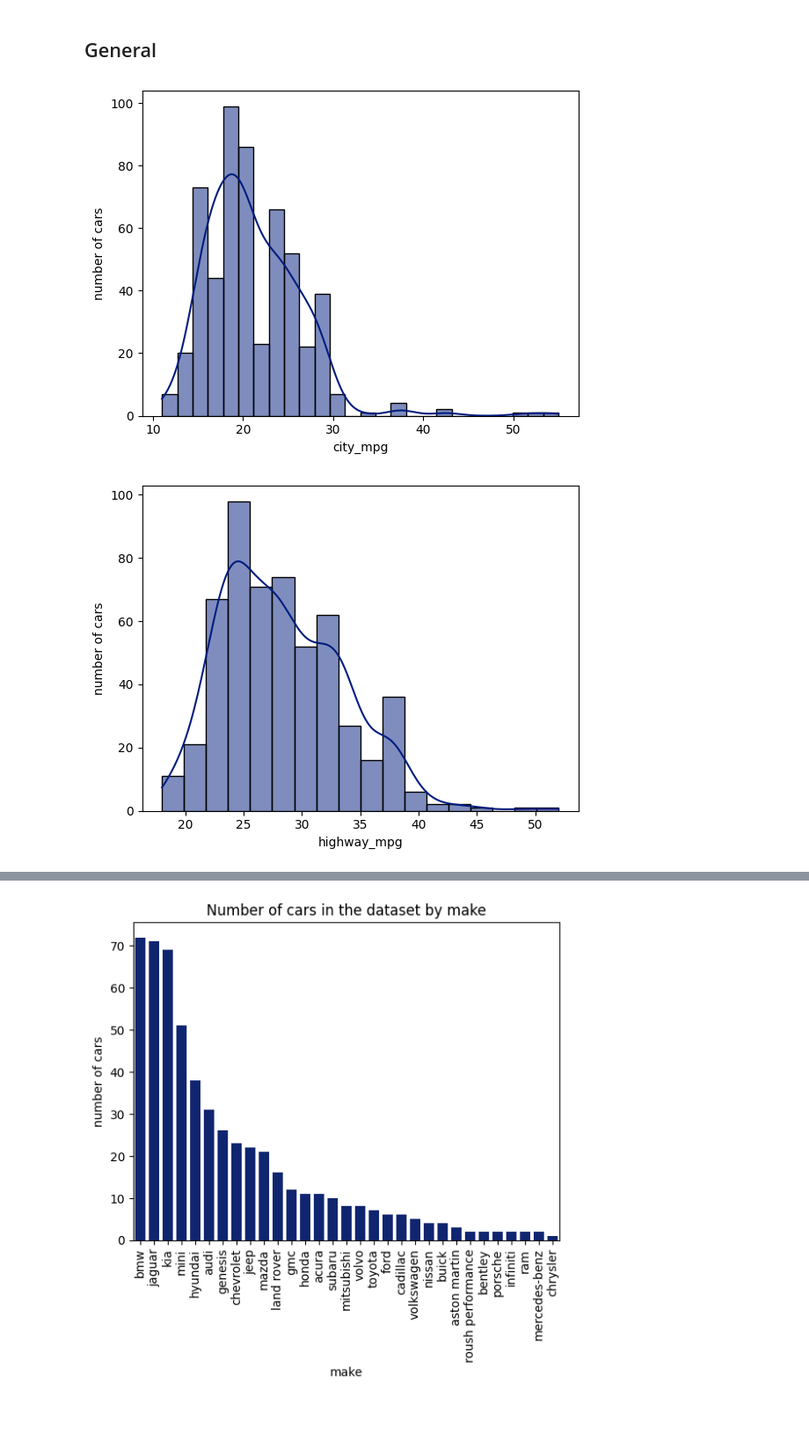
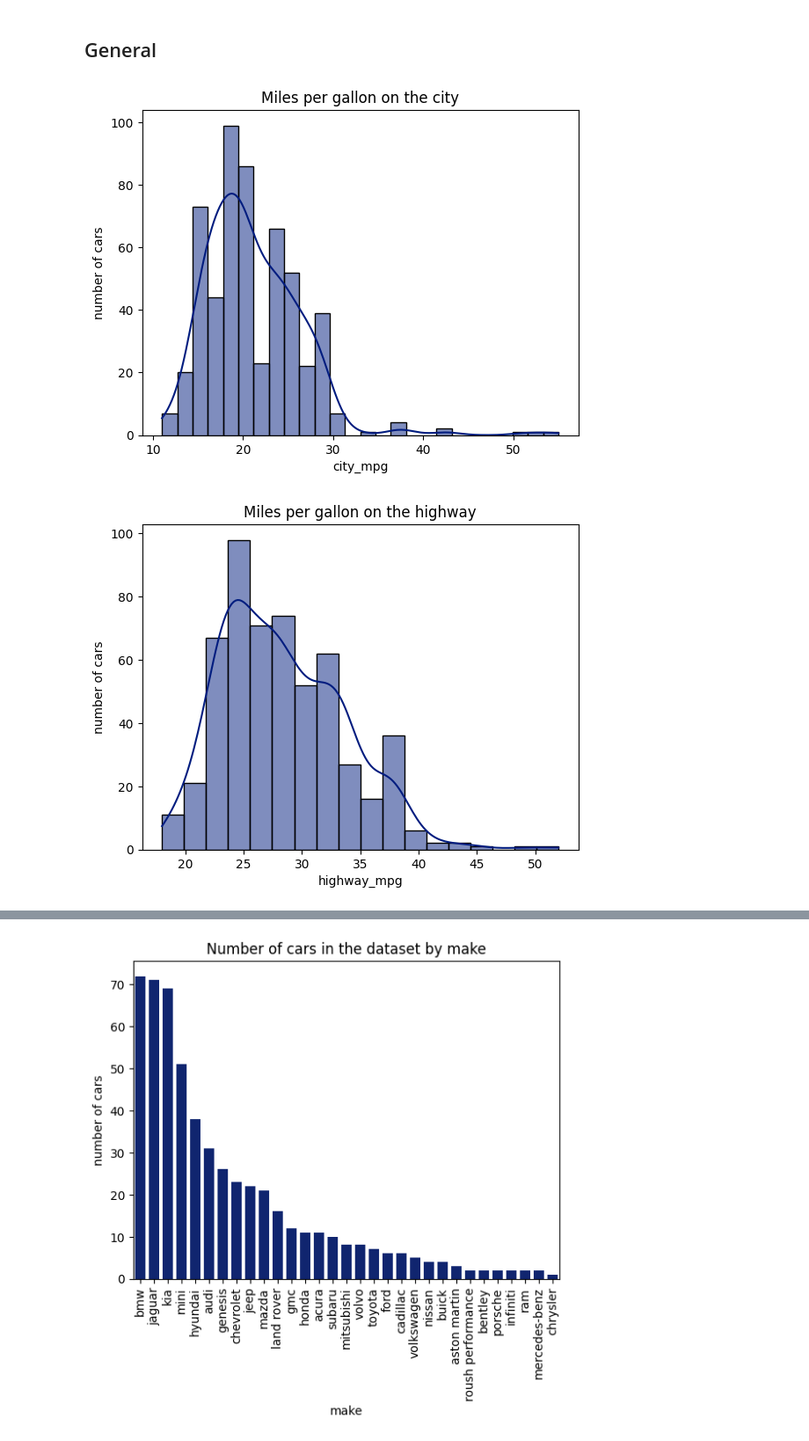
Before and after one commit to anmar36a/Data-Analysis, a Jupyter notebook: Car_Fuel_Efficiency.ipynb, the cells around one changed output, grey strips where cells are left out. Shown at 88% size. Saved outputs shown, nothing was run; the diff lists cells and outputs as text; code cells hidden in the pictures; blank space fills up the shorter version.

```diff
--- a/Car_Fuel_Efficiency.ipynb
+++ b/Car_Fuel_Efficiency.ipynb
@@ -169,9 +169,16 @@ df
 # %%
 for i in df.columns:
   if i in ['city_mpg', 'highway_mpg', 'combination_mpg']:
     sns.histplot(df[i], kde=True)
+    match i:
+      case 'city_mpg':
+        plt.title('Miles per gallon on the city')
+      case 'highway_mpg':
+        plt.title('Miles per gallon on the highway')
+      case 'combination_mpg':
+        plt.title('Miles per gallon noth on the city and highways')
     plt.ylabel('number of cars')
     plt.show()
 # %% [output]
-[figure, old version]
+[figure, new version]
-[figure, old version]
+[figure, new version]
```
Also changed, not shown: parts of 21 cells of this notebook.
